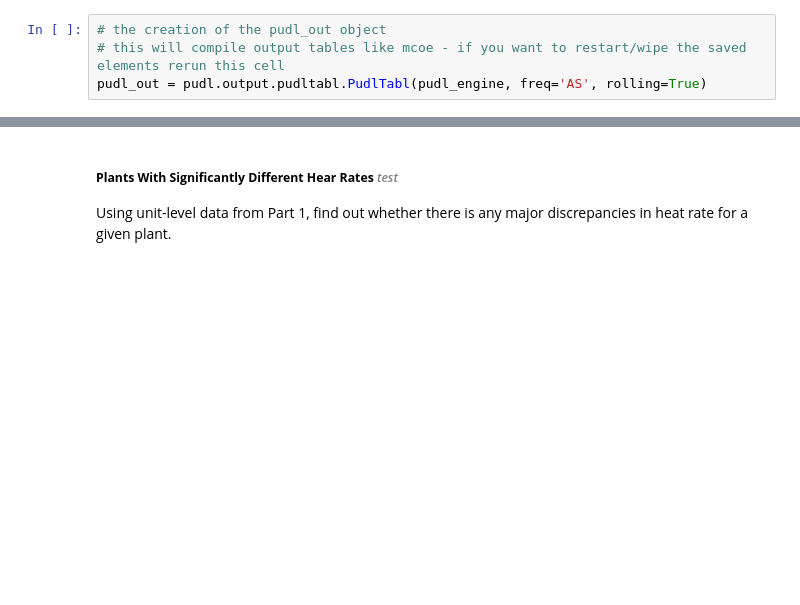
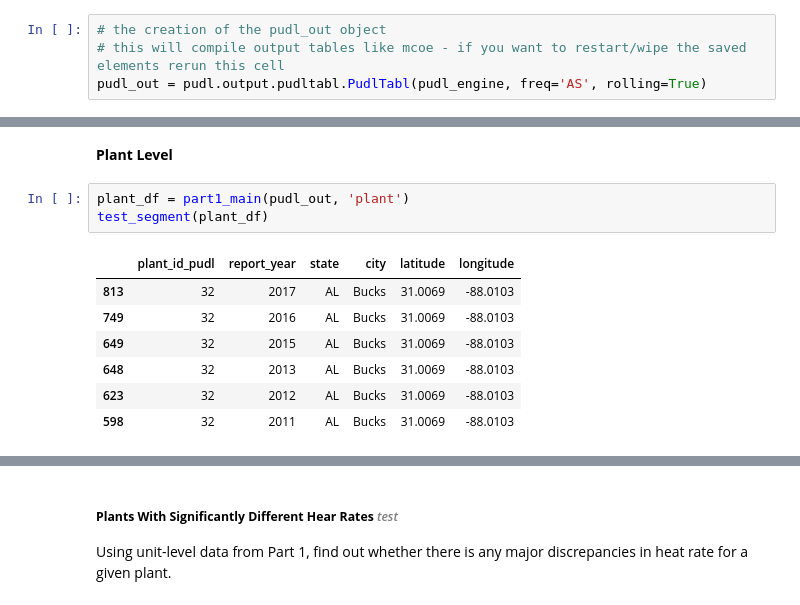
Before and after one commit to catalyst-cooperative/ei-mcoe-map, a Jupyter notebook: mcoe_compilation.ipynb, the cells around one changed output, grey strips where cells are left out. Drawn from its saved outputs; the diff is of its cells as text; blank space fills up the shorter version.

```diff
--- a/mcoe_compilation.ipynb
+++ b/mcoe_compilation.ipynb
@@ -463,0 +344,13 @@ mcoe_plant_df
+# %% [markdown]
+**Plant Level**
+# %%
+plant_df = part1_main(pudl_out, 'plant')
+test_segment(plant_df)
+# %% [output]
+|  | plant_id_pudl | report_year | state | city | latitude | longitude |
+| 813 | 32 | 2017 | AL | Bucks | 31.0069 | -88.0103 |
+| 749 | 32 | 2016 | AL | Bucks | 31.0069 | -88.0103 |
+| 649 | 32 | 2015 | AL | Bucks | 31.0069 | -88.0103 |
+| 648 | 32 | 2013 | AL | Bucks | 31.0069 | -88.0103 |
+| 623 | 32 | 2012 | AL | Bucks | 31.0069 | -88.0103 |
+| 598 | 32 | 2011 | AL | Bucks | 31.0069 | -88.0103 |
```
Also changed, not shown: parts of 99 cells of this notebook.
